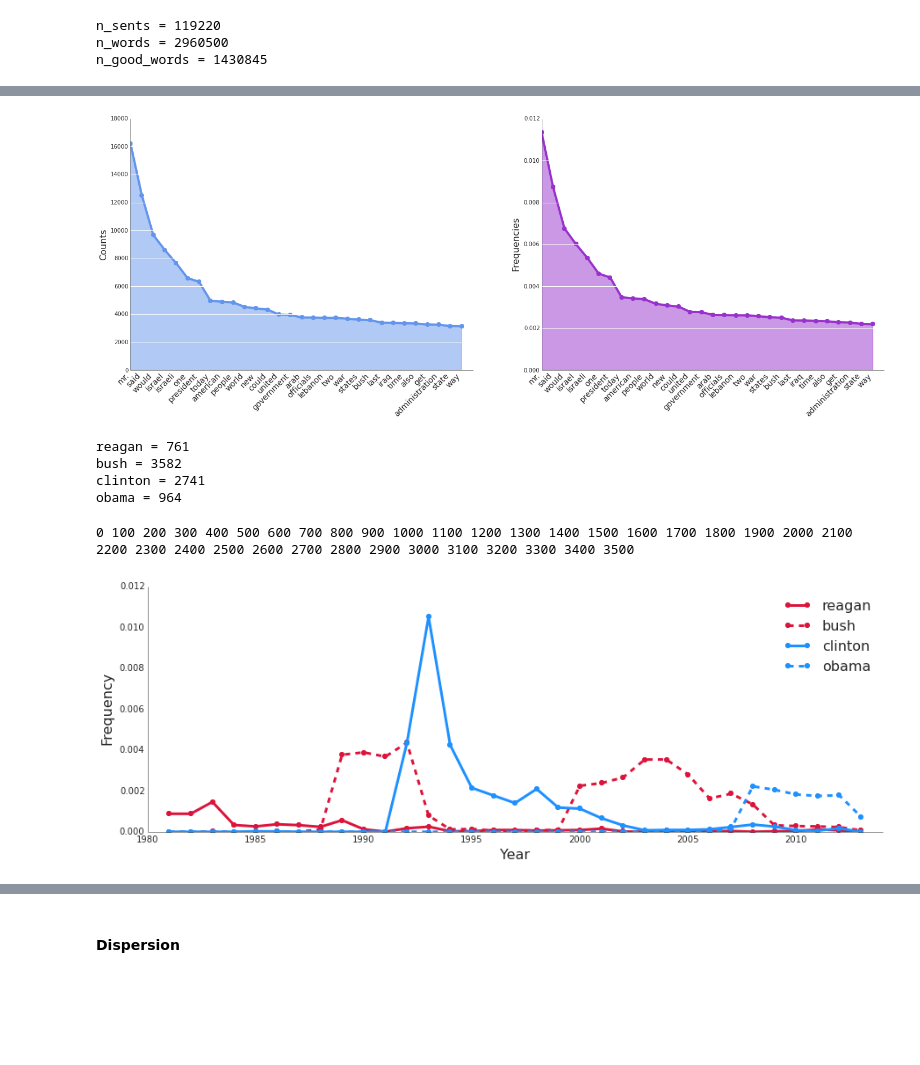
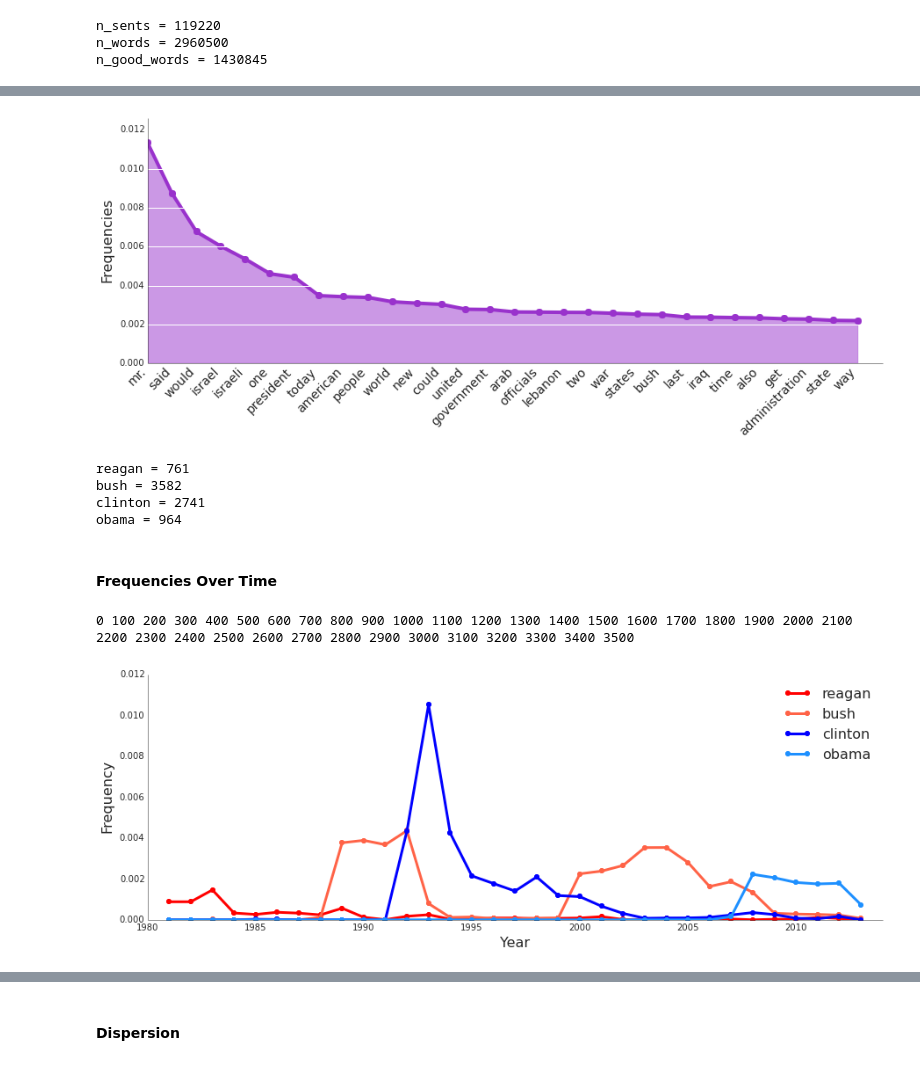
Before and after one commit to bdewilde/thomas_friedman_nlp, a Jupyter notebook: friedman_corpus_pt2.ipynb, the cells around one changed output, grey strips where cells are left out. Cells and saved outputs as stored; diff of their text form; code cells hidden in the pictures; blank space fills up the shorter version.

```diff
--- a/friedman_corpus_pt2.ipynb
+++ b/friedman_corpus_pt2.ipynb
@@ -93,30 +116,20 @@ fd = nltk.FreqDist(good_words)
 # %%
 n = 30
 
-fig = plt.figure(figsize=(24,8), dpi=200)
-ax1 = fig.add_subplot(1,2,1)
-
-plot1 = ppl.plot(ax1, range(n), fd.values()[:n],
-                 linewidth=4, color='cornflowerblue',
-                 marker='o', markersize=8, markeredgewidth=0.0)
-plt.fill_between(range(n), 0, fd.values()[:n], color='cornflowerblue', alpha=0.5)
-ticks = ax1.get_xaxis().set_ticks(range(n))
-ticklabels = ax1.get_xaxis().set_ticklabels(fd.keys()[:n], rotation=45, ha='right', fontsize=14)
-ylab = ax1.set_ylabel('Counts', fontsize=16)
-ylim = ax1.set_ylim((0.0, ax1.get_ylim()[1]))
-ax1.grid(which='major', axis='y', linestyle='-', linewidth=1, visible=True)
-
-ax2 = fig.add_subplot(1,2,2)
+fig = plt.figure(figsize=(15,5), dpi=200)
+ax2 = fig.add_subplot(1,1,1)
 
 plot1 = ppl.plot(ax2, range(n), [fd.freq(val) for val in fd.keys()[:n]],
                  linewidth=4, color='darkorchid',
                  marker='o', markersize=8, markeredgewidth=0.0)
 plt.fill_between(range(n), 0, [fd.freq(val) for val in fd.keys()[:n]], color='darkorchid', alpha=0.5)
 ticks = ax2.get_xaxis().set_ticks(range(n))
 ticklabels = ax2.get_xaxis().set_ticklabels(fd.keys()[:n], rotation=45, ha='right', fontsize=14)
 ylab = ax2.set_ylabel('Frequencies', fontsize=16)
 ylim = ax2.set_ylim((0.0, ax2.get_ylim()[1]))
 ax2.grid(which='major', axis='y', linestyle='-', linewidth=1, visible=True)
+
+#fig.savefig('/Users/bjdewilde/Desktop/data_science/projects/thomas_friedman_nlp/viz/top_words_by_frequency.png', dpi=200)
 # %% [output]
-[figure, old version]
+[figure, new version]
 # %%
@@ -129,6 +143,8 @@ reagan = 761
 bush = 3582
 clinton = 2741
 obama = 964
+# %% [markdown]
+#### Frequencies Over Time
 # %%
 cfd = nltk.ConditionalFreqDist()
 for i,doc in enumerate(docs):
@@ -149,21 +165,23 @@ for i,doc in enumerate(docs):
 fig = plt.figure(figsize=(15,5), dpi=200)
 ax = fig.add_subplot(1,1,1)
 reagan = ppl.plot(ax, cfd.conditions(), [cfd[year].freq('reagan') for year in cfd.conditions()],
-                  linewidth=3, color='crimson', marker='o', markersize=6, markeredgewidth=0.0, label='reagan')
+                  linewidth=3, color='red', marker='o', markersize=6, markeredgewidth=0.0, label='reagan')
 bush = ppl.plot(ax, cfd.conditions(), [cfd[year].freq('bush') for year in cfd.conditions()],
-                  linewidth=3, linestyle='--', color='crimson', marker='o', markersize=6, markeredgewidth=0.0, label='bush')
+                  linewidth=3, linestyle='-', color='tomato', marker='o', markersize=6, markeredgewidth=0.0, label='bush')
 clinton = ppl.plot(ax, cfd.conditions(), [cfd[year].freq('clinton') for year in cfd.conditions()],
-                  linewidth=3, color='dodgerblue', marker='o', markersize=6, markeredgewidth=0.0, label='clinton')
+                  linewidth=3, color='blue', marker='o', markersize=6, markeredgewidth=0.0, label='clinton')
 obama = ppl.plot(ax, cfd.conditions(), [cfd[year].freq('obama') for year in cfd.conditions()],
-                  linewidth=3, linestyle='--', color='dodgerblue', marker='o', markersize=6, markeredgewidth=0.0, label='obama')
+                  linewidth=3, linestyle='-', color='dodgerblue', marker='o', markersize=6, markeredgewidth=0.0, label='obama')
 
 xlab = ax.set_xlabel('Year', fontsize=16)
 ylab = ax.set_ylabel('Frequency', fontsize=16)
 xlim = ax.set_xlim((1980, 2014))
 
 leg = plt.legend(loc='upper right', fontsize=16, frameon=False)
+
+fig.savefig('/Users/bjdewilde/Desktop/data_science/projects/thomas_friedman_nlp/viz/presidents_by_frequency_over_time.png', dpi=200)
 # %% [output]
-[figure, old version]
+[figure, new version]
 # %%
 fig = plt.figure(figsize=(15,5), dpi=200)
 ax = fig.add_subplot(1,1,1)
```
Also changed, not shown: parts of 13 cells of this notebook, 9 other files.
